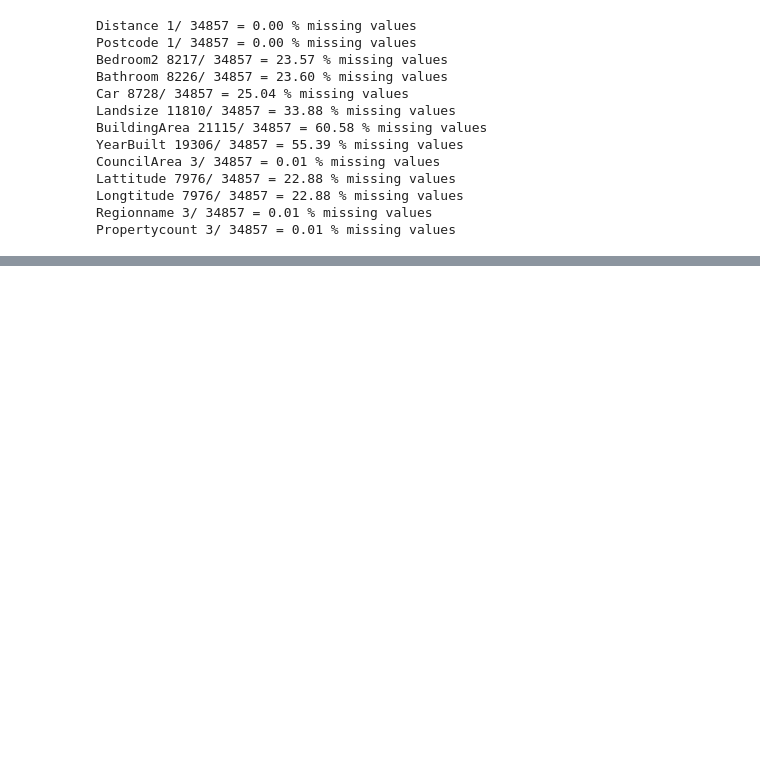
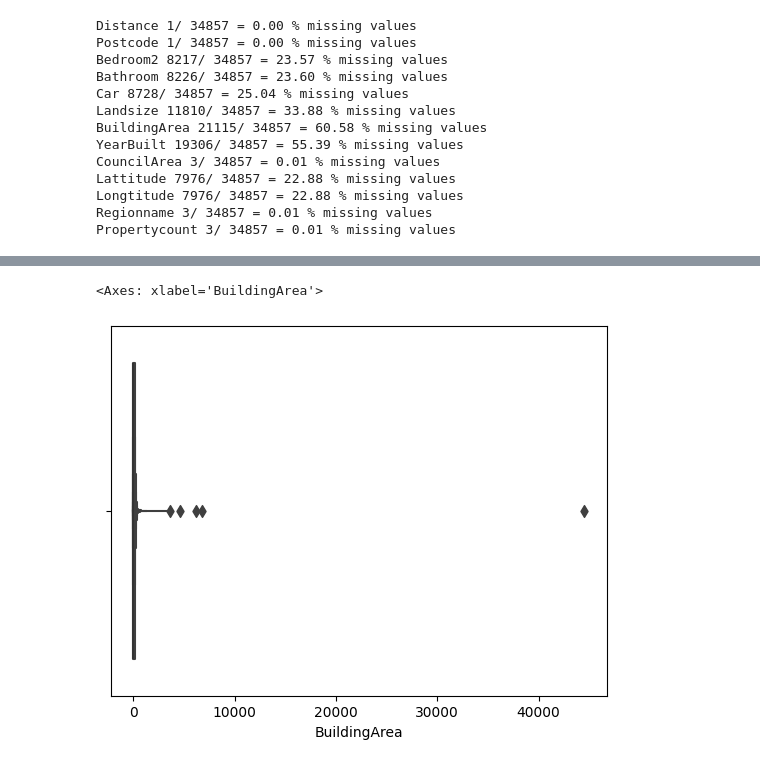
Before and after one commit to MiguelAngel3378/CURSO_ANALISIS_BD2, a Jupyter notebook: m5_visualizacion/seaborn/ejemplo3.ipynb, the cells around one changed output, grey strips where cells are left out. Drawn from its saved outputs; the diff is of its cells as text; code cells hidden in the pictures; blank space fills up the shorter version.

```diff
--- a/m5_visualizacion/seaborn/ejemplo3.ipynb
+++ b/m5_visualizacion/seaborn/ejemplo3.ipynb
@@ -166,0 +178,6 @@ Propertycount 3/ 34857 = 0.01 % missing values
+# %%
+df['BuildingArea'].fillna(0, inplace=True)
+sns.boxenplot(data=df, x='BuildingArea')
+# %% [output]
+<Axes: xlabel='BuildingArea'>
+[figure, added]
```
Also changed, not shown: parts of 6 cells of this notebook.
